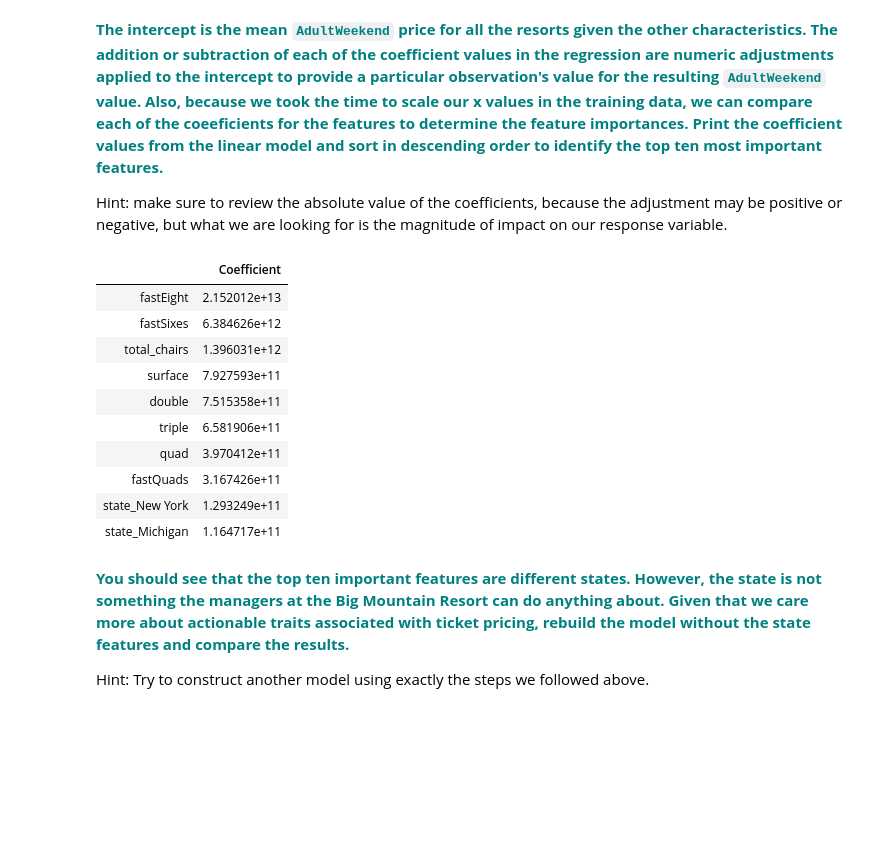
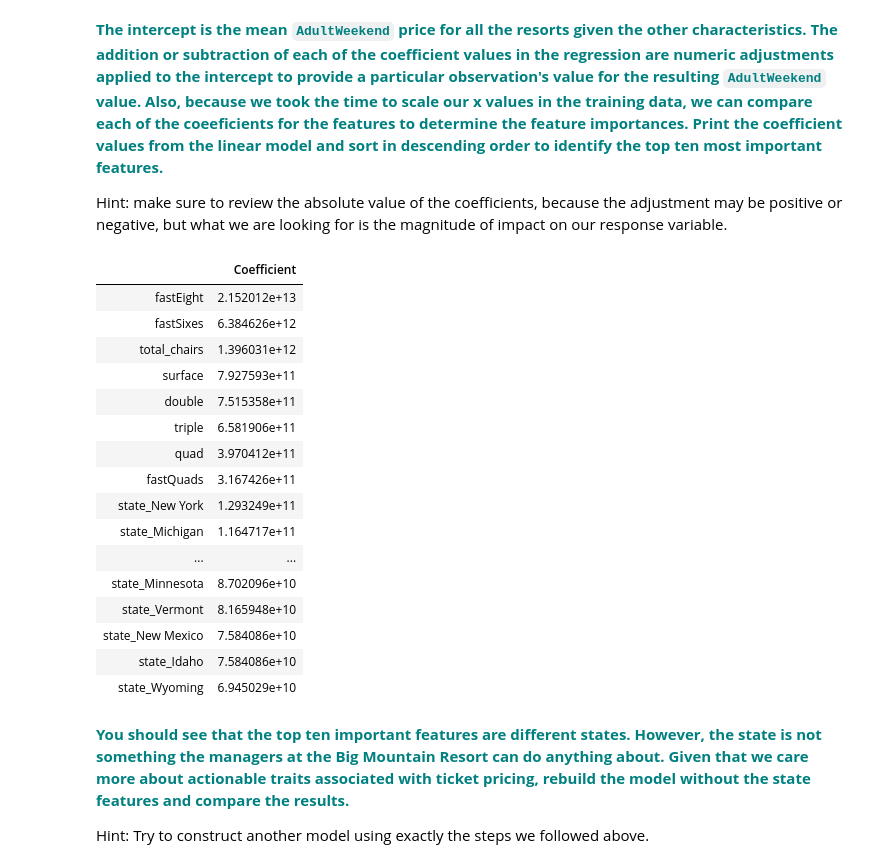
Before and after one commit to ennis-kurt/SpringBoard, a Jupyter notebook: Guided Capstone/Notebook_stepfourandfive.ipynb, the cells around one changed output. Cells and saved outputs as stored; diff of their text form; code cells hidden in the pictures; blank space fills up the shorter version.

```diff
--- a/Guided Capstone/Notebook_stepfourandfive.ipynb
+++ b/Guided Capstone/Notebook_stepfourandfive.ipynb
@@ -190,19 +206,25 @@ Hint: make sure to review the absolute value of the coefficients, because the ad
 # %%
 # You might want to make a pandas DataFrame displaying the coefficients for each state like so:
 pd.DataFrame(abs(lm.coef_), X.columns, columns=['Coefficient']).sort_values(
-    by='Coefficient', ascending=False ).head(10)
+    by='Coefficient', ascending=False ).head(20)
 # %% [output]
 |  | Coefficient |
 | fastEight | 2.152012e+13 |
 | fastSixes | 6.384626e+12 |
 | total_chairs | 1.396031e+12 |
 | surface | 7.927593e+11 |
 | double | 7.515358e+11 |
 | triple | 6.581906e+11 |
 | quad | 3.970412e+11 |
 | fastQuads | 3.167426e+11 |
 | state_New York | 1.293249e+11 |
 | state_Michigan | 1.164717e+11 |
+| ... | ... |
+| state_Minnesota | 8.702096e+10 |
+| state_Vermont | 8.165948e+10 |
+| state_New Mexico | 7.584086e+10 |
+| state_Idaho | 7.584086e+10 |
+| state_Wyoming | 6.945029e+10 |
 # %% [markdown]
 **<font color='teal'>You should see that the top ten important features are different states. However, the state is not something the managers at the Big Mountain Resort can do anything about. Given that we care more about actionable traits associated with ticket pricing, rebuild the model without the state features and compare the results. </font>**
 
```
Also changed, not shown: parts of 6 cells of this notebook, 5 other files.
